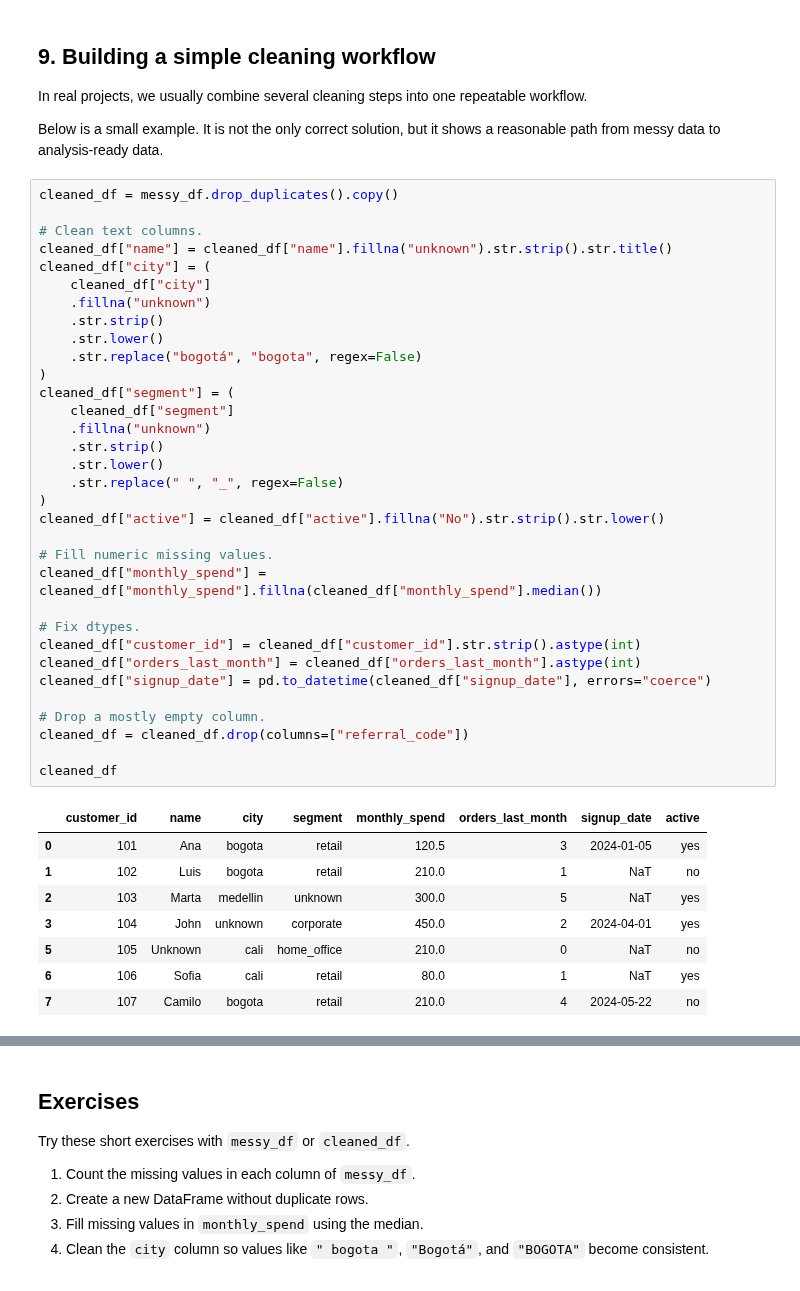
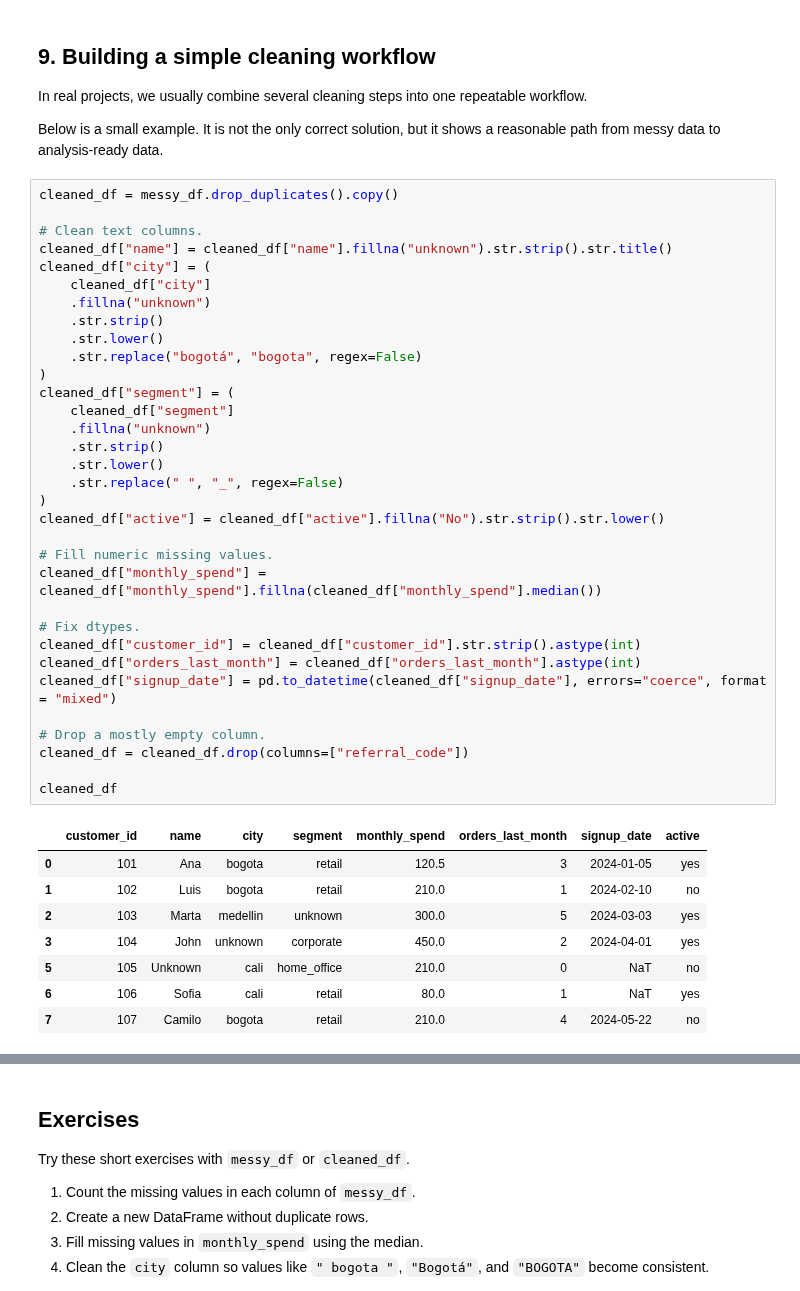
Before and after one commit to vanesalo10/python_data_course, a Jupyter notebook: Data_analytics/03_missing_values_and_cleaning.ipynb, the cells around one changed output, grey strips where cells are left out. Saved outputs shown, nothing was run; the diff lists cells and outputs as text.

```diff
--- a/Data_analytics/03_missing_values_and_cleaning.ipynb
+++ b/Data_analytics/03_missing_values_and_cleaning.ipynb
@@ -458,36 +312,36 @@ cleaned_df["name"] = cleaned_df["name"].fillna("unknown").str.strip().str.title(
 cleaned_df["city"] = (
     cleaned_df["city"]
     .fillna("unknown")
     .str.strip()
     .str.lower()
     .str.replace("bogotá", "bogota", regex=False)
 )
 cleaned_df["segment"] = (
     cleaned_df["segment"]
     .fillna("unknown")
     .str.strip()
     .str.lower()
     .str.replace(" ", "_", regex=False)
 )
 cleaned_df["active"] = cleaned_df["active"].fillna("No").str.strip().str.lower()
 
 # Fill numeric missing values.
 cleaned_df["monthly_spend"] = cleaned_df["monthly_spend"].fillna(cleaned_df["monthly_spend"].median())
 
 # Fix dtypes.
 cleaned_df["customer_id"] = cleaned_df["customer_id"].str.strip().astype(int)
 cleaned_df["orders_last_month"] = cleaned_df["orders_last_month"].astype(int)
-cleaned_df["signup_date"] = pd.to_datetime(cleaned_df["signup_date"], errors="coerce")
+cleaned_df["signup_date"] = pd.to_datetime(cleaned_df["signup_date"], errors="coerce", format = "mixed")
 
 # Drop a mostly empty column.
 cleaned_df = cleaned_df.drop(columns=["referral_code"])
 
 cleaned_df
 # %% [output]
 |  | customer_id | name | city | segment | monthly_spend | orders_last_month | signup_date | active |
 | 0 | 101 | Ana | bogota | retail | 120.5 | 3 | 2024-01-05 | yes |
-| 1 | 102 | Luis | bogota | retail | 210.0 | 1 | NaT | no |
-| 2 | 103 | Marta | medellin | unknown | 300.0 | 5 | NaT | yes |
+| 1 | 102 | Luis | bogota | retail | 210.0 | 1 | 2024-02-10 | no |
+| 2 | 103 | Marta | medellin | unknown | 300.0 | 5 | 2024-03-03 | yes |
 | 3 | 104 | John | unknown | corporate | 450.0 | 2 | 2024-04-01 | yes |
 | 5 | 105 | Unknown | cali | home_office | 210.0 | 0 | NaT | no |
 | 6 | 106 | Sofia | cali | retail | 80.0 | 1 | NaT | yes |
```
Also changed, not shown: parts of 23 cells of this notebook, 7 other files.
